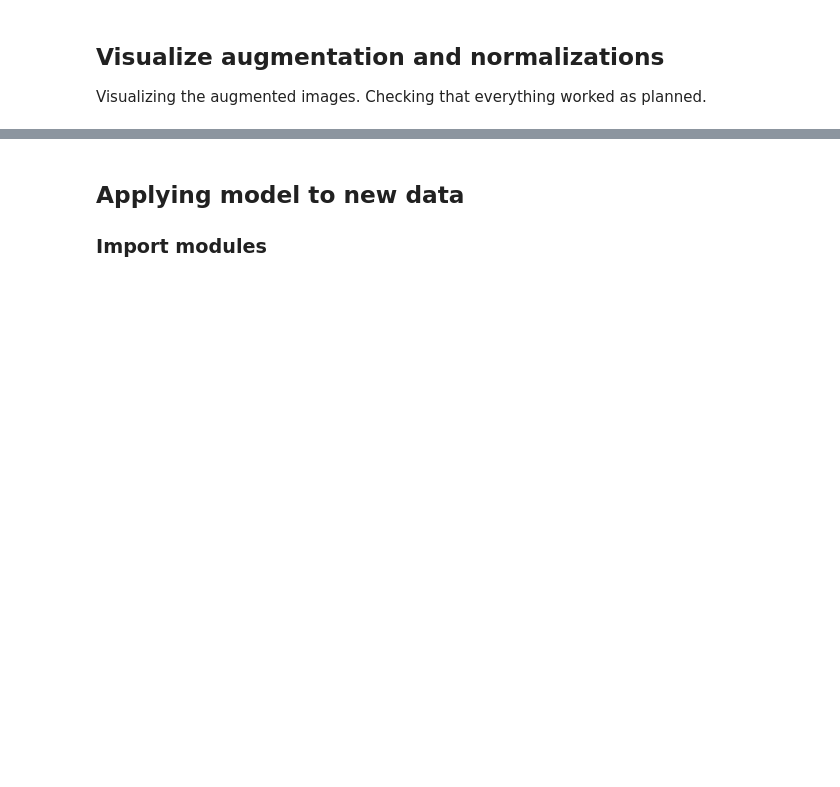
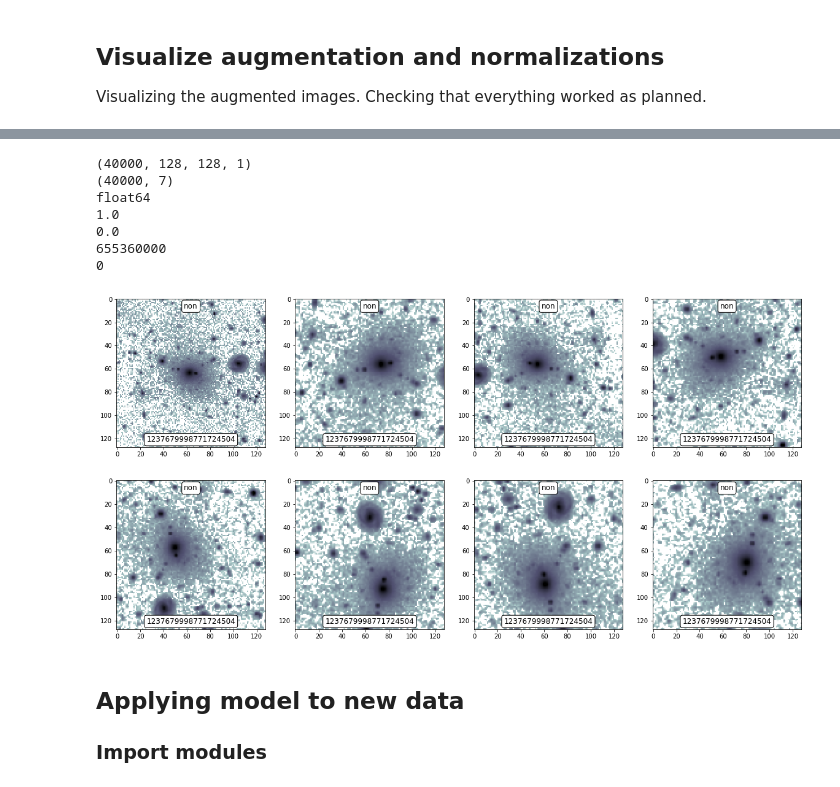
Before and after one commit to cbottrell/Subaru-HSC, a Jupyter notebook: Notebooks/TidalCNN-p3.ipynb, the cells around one changed output, grey strips where cells are left out. Saved outputs shown, nothing was run; the diff lists cells and outputs as text; code cells hidden in the pictures; blank space fills up the shorter version.

```diff
--- a/Notebooks/TidalCNN-p3.ipynb
+++ b/Notebooks/TidalCNN-p3.ipynb
@@ -339,3 +331,50 @@ float64
+# %%
+import matplotlib.pyplot as plt
+import numpy as np
+from scipy import interpolate
+
+dataFile = '/home/bottrell/scratch/Subaru/HyperSuprime/Data/Binary/Negative_i_Images-RZSAugNorm.npy'
+catFile = '/home/bottrell/scratch/Subaru/HyperSuprime/Data/Binary/Negative_i_Images-RZSAug_cat.npy'
+inp = np.load(dataFile)
+cat = np.load(catFile)
+inp_shape = inp.shape
+dx = dy = inp_shape[1]
+print(inp.shape)
+print(cat.shape)
+print(inp.dtype)
+print(np.max(inp))
+print(np.min(inp))
+inp1d = inp.flatten()
+print(len(inp1d))
+print(len(inp1d[np.isnan(inp1d)]))
+
+fig,axarr = plt.subplots(2,4,figsize=(20,10))
+axarr = axarr.flatten()
+
+# number between 0 and 1200
+index = 15
+nOrig = 5000
+# indices = np.random.choice(nOrig,8,replace=False)
+indices = [index+i*nOrig for i in range(8)]
+
+for i,index in enumerate(indices):
+    objID = cat[index][0]
+    morphID = cat[index][1]
+
+    axarr[i].imshow(inp[index][:,:,0],vmin=0,vmax=1,cmap='bone_r')
+    axarr[i].text(0.5,0.025,'{}'.format(objID),transform=axarr[i].transAxes,ha='center',va='bottom',fontsize=12,
+                  bbox=dict(facecolor='white', edgecolor='black', boxstyle='round'))
+    axarr[i].text(0.5,0.975,'{}'.format(morphID),transform=axarr[i].transAxes,ha='center',va='top',fontsize=12,
+                  bbox=dict(facecolor='white', edgecolor='black', boxstyle='round'))
+# %% [output]
+(40000, 128, 128, 1)
+(40000, 7)
+float64
+1.0
+0.0
+655360000
+0
+[figure, added]
 # %% [markdown]
 ## Applying model to new data
 
```
Also changed, not shown: parts of 17 cells of this notebook, 15 other files.
